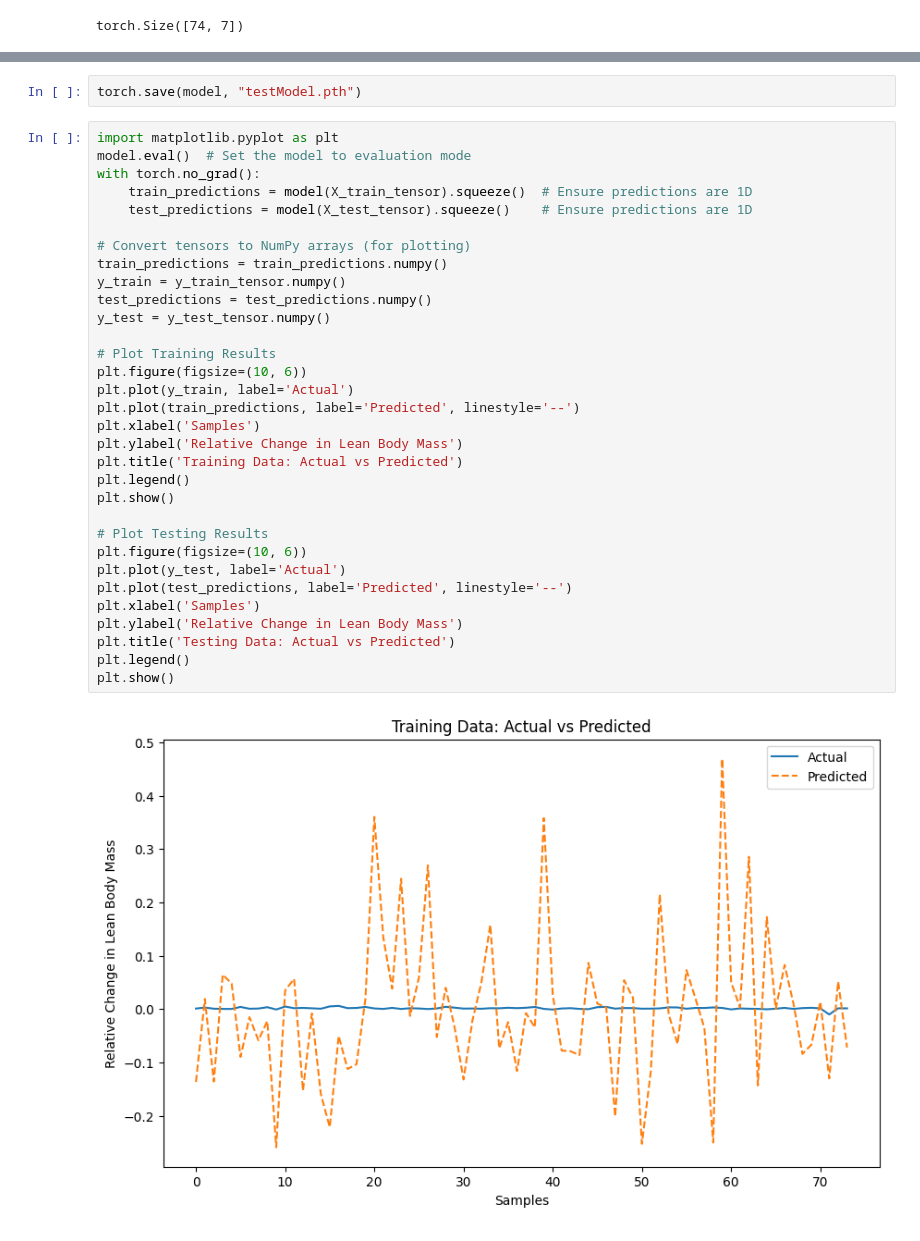
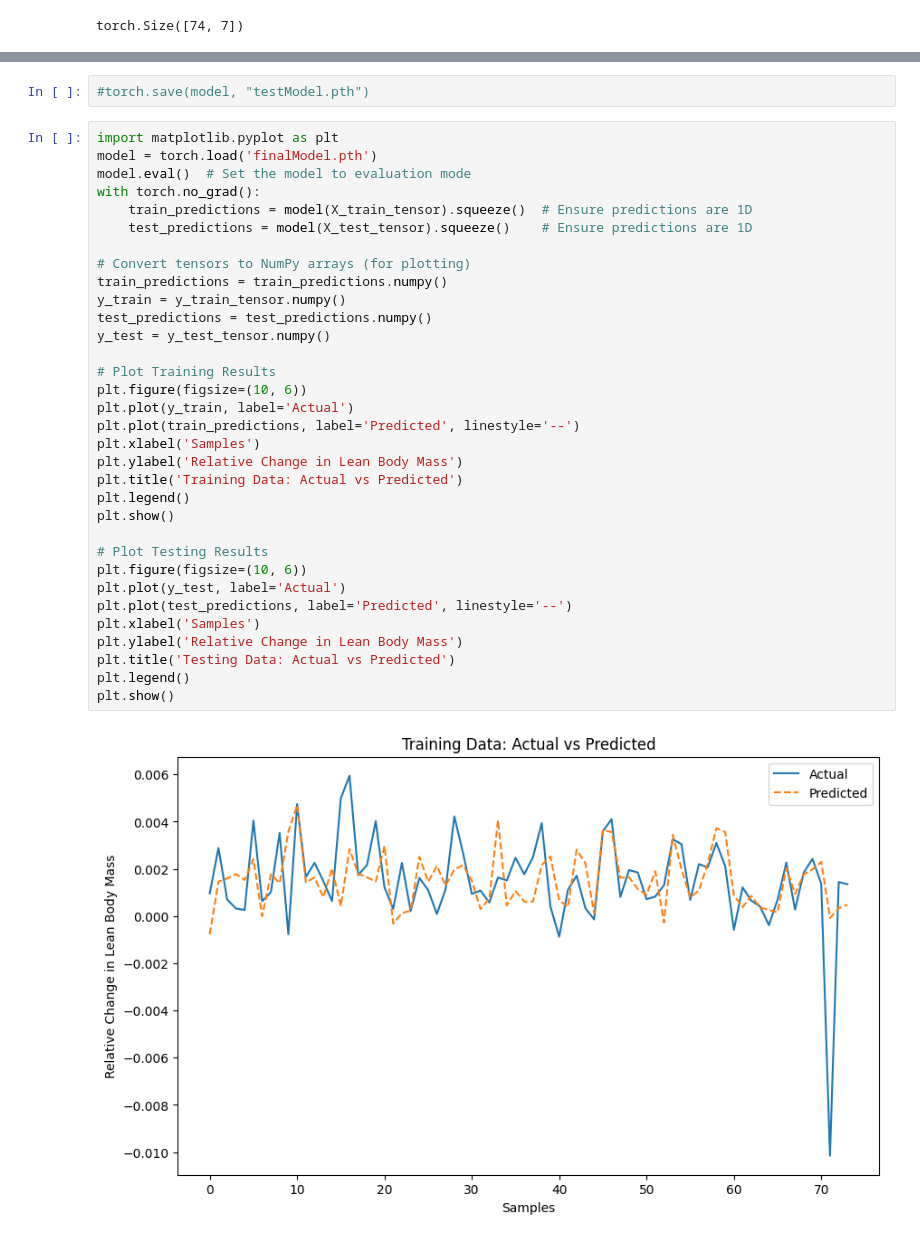
Before and after one commit to AkhilNam/RelativeLBMModel, a Jupyter notebook: main.ipynb, the cells around one changed output, grey strips where cells are left out. Cells and saved outputs as stored; diff of their text form.

Commit message:
model adjustments and tuning to final result

```diff
--- a/main.ipynb
+++ b/main.ipynb
@@ -106,36 +112,37 @@ Test Root MSE is 0.1406556466934429
 # %%
-torch.save(model, "testModel.pth")
+#torch.save(model, "testModel.pth")
 # %%
 import matplotlib.pyplot as plt
+model = torch.load('finalModel.pth')
 model.eval()  # Set the model to evaluation mode
 with torch.no_grad():
     train_predictions = model(X_train_tensor).squeeze()  # Ensure predictions are 1D
     test_predictions = model(X_test_tensor).squeeze()    # Ensure predictions are 1D
 
 # Convert tensors to NumPy arrays (for plotting)
 train_predictions = train_predictions.numpy()
 y_train = y_train_tensor.numpy()
 test_predictions = test_predictions.numpy()
 y_test = y_test_tensor.numpy()
 
 # Plot Training Results
 plt.figure(figsize=(10, 6))
 plt.plot(y_train, label='Actual')
 plt.plot(train_predictions, label='Predicted', linestyle='--')
 plt.xlabel('Samples')
 plt.ylabel('Relative Change in Lean Body Mass')
 plt.title('Training Data: Actual vs Predicted')
 plt.legend()
 plt.show()
 
 # Plot Testing Results
 plt.figure(figsize=(10, 6))
 plt.plot(y_test, label='Actual')
 plt.plot(test_predictions, label='Predicted', linestyle='--')
 plt.xlabel('Samples')
 plt.ylabel('Relative Change in Lean Body Mass')
 plt.title('Testing Data: Actual vs Predicted')
 plt.legend()
 plt.show()
 # %% [output]
-[figure, old version]
+[figure, new version]
```
Also changed, not shown: parts of 3 cells of this notebook, 3 other files.
